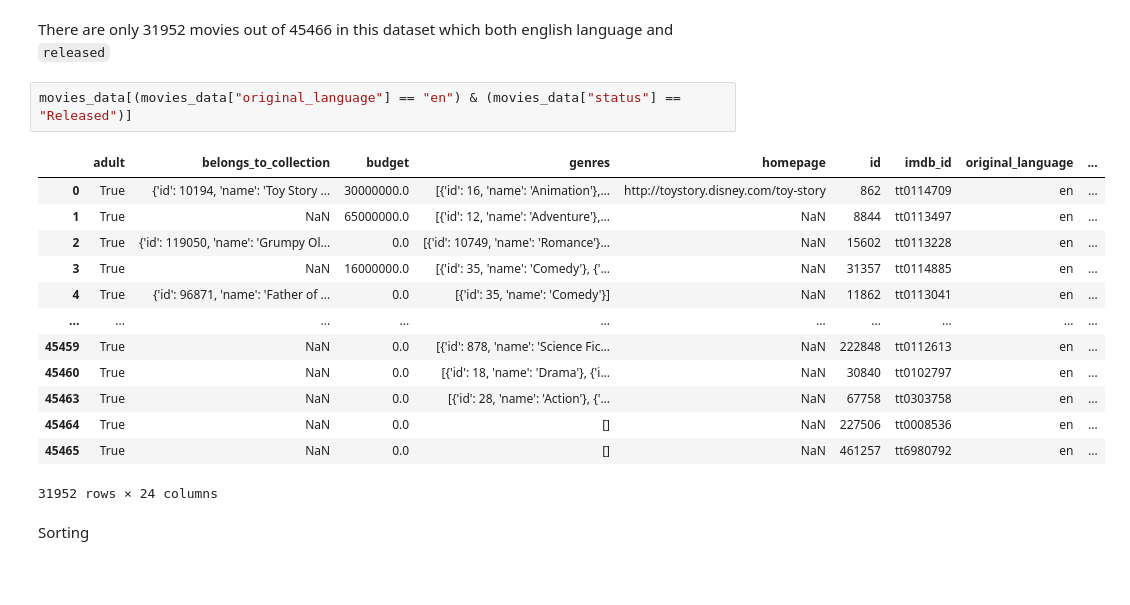
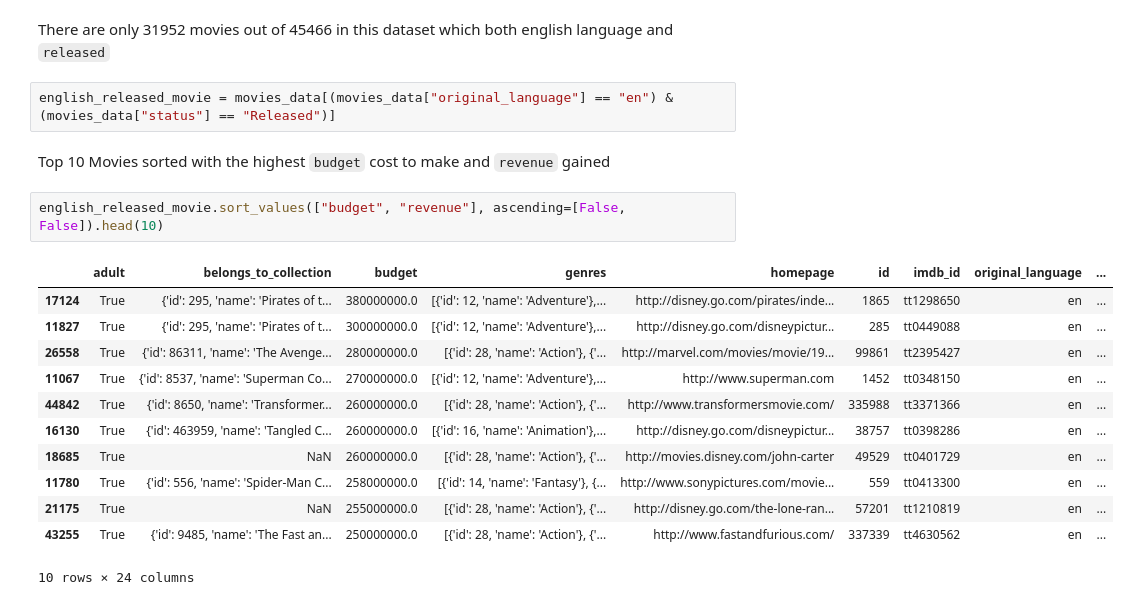
Before and after one commit to berubob/movie-analytics-ds, a Jupyter notebook: movie analytics.ipynb, the cells around one changed output. Drawn from its saved outputs; the diff is of its cells as text; blank space fills up the shorter version.

```diff
--- a/movie analytics.ipynb
+++ b/movie analytics.ipynb
@@ -285,20 +285,21 @@ Filtering
 # %% [markdown]
 There are only 31952 movies out of 45466 in this dataset which both english language and ``released``
 # %%
-movies_data[(movies_data["original_language"] == "en") & (movies_data["status"] == "Released")]
+english_released_movie = movies_data[(movies_data["original_language"] == "en") & (movies_data["status"] == "Released")]
-# %% [output]
-|  | adult | belongs_to_collection | budget | genres | homepage | id | imdb_id | original_language | ... |
-| 0 | True | {'id': 10194, 'name': 'Toy Story ... | 30000000.0 | [{'id': 16, 'name': 'Animation'},... | http://toystory.disney.com/toy-story | 862 | tt0114709 | en | ... |
-| 1 | True | NaN | 65000000.0 | [{'id': 12, 'name': 'Adventure'},... | NaN | 8844 | tt0113497 | en | ... |
-| 2 | True | {'id': 119050, 'name': 'Grumpy Ol... | 0.0 | [{'id': 10749, 'name': 'Romance'}... | NaN | 15602 | tt0113228 | en | ... |
-| 3 | True | NaN | 16000000.0 | [{'id': 35, 'name': 'Comedy'}, {'... | NaN | 31357 | tt0114885 | en | ... |
-| 4 | True | {'id': 96871, 'name': 'Father of ... | 0.0 | [{'id': 35, 'name': 'Comedy'}] | NaN | 11862 | tt0113041 | en | ... |
-| ... | ... | ... | ... | ... | ... | ... | ... | ... | ... |
-| 45459 | True | NaN | 0.0 | [{'id': 878, 'name': 'Science Fic... | NaN | 222848 | tt0112613 | en | ... |
-| 45460 | True | NaN | 0.0 | [{'id': 18, 'name': 'Drama'}, {'i... | NaN | 30840 | tt0102797 | en | ... |
-| 45463 | True | NaN | 0.0 | [{'id': 28, 'name': 'Action'}, {'... | NaN | 67758 | tt0303758 | en | ... |
-| 45464 | True | NaN | 0.0 | [] | NaN | 227506 | tt0008536 | en | ... |
-| 45465 | True | NaN | 0.0 | [] | NaN | 461257 | tt6980792 | en | ... |
-31952 rows × 24 columns
-# %% [markdown]
-Sorting
+# %% [markdown]
+Top 10 Movies sorted with the highest ``budget`` cost to make and ``revenue`` gained
+# %%
+english_released_movie.sort_values(["budget", "revenue"], ascending=[False, False]).head(10)
+# %% [output]
+|  | adult | belongs_to_collection | budget | genres | homepage | id | imdb_id | original_language | ... |
+| 17124 | True | {'id': 295, 'name': 'Pirates of t... | 380000000.0 | [{'id': 12, 'name': 'Adventure'},... | http://disney.go.com/pirates/inde... | 1865 | tt1298650 | en | ... |
+| 11827 | True | {'id': 295, 'name': 'Pirates of t... | 300000000.0 | [{'id': 12, 'name': 'Adventure'},... | http://disney.go.com/disneypictur... | 285 | tt0449088 | en | ... |
+| 26558 | True | {'id': 86311, 'name': 'The Avenge... | 280000000.0 | [{'id': 28, 'name': 'Action'}, {'... | http://marvel.com/movies/movie/19... | 99861 | tt2395427 | en | ... |
+| 11067 | True | {'id': 8537, 'name': 'Superman Co... | 270000000.0 | [{'id': 12, 'name': 'Adventure'},... | http://www.superman.com | 1452 | tt0348150 | en | ... |
+| 44842 | True | {'id': 8650, 'name': 'Transformer... | 260000000.0 | [{'id': 28, 'name': 'Action'}, {'... | http://www.transformersmovie.com/ | 335988 | tt3371366 | en | ... |
+| 16130 | True | {'id': 463959, 'name': 'Tangled C... | 260000000.0 | [{'id': 16, 'name': 'Animation'},... | http://disney.go.com/disneypictur... | 38757 | tt0398286 | en | ... |
+| 18685 | True | NaN | 260000000.0 | [{'id': 28, 'name': 'Action'}, {'... | http://movies.disney.com/john-carter | 49529 | tt0401729 | en | ... |
+| 11780 | True | {'id': 556, 'name': 'Spider-Man C... | 258000000.0 | [{'id': 14, 'name': 'Fantasy'}, {... | http://www.sonypictures.com/movie... | 559 | tt0413300 | en | ... |
+| 21175 | True | NaN | 255000000.0 | [{'id': 28, 'name': 'Action'}, {'... | http://disney.go.com/the-lone-ran... | 57201 | tt1210819 | en | ... |
+| 43255 | True | {'id': 9485, 'name': 'The Fast an... | 250000000.0 | [{'id': 28, 'name': 'Action'}, {'... | http://www.fastandfurious.com/ | 337339 | tt4630562 | en | ... |
+10 rows × 24 columns
```
Also changed, not shown: parts of 10 cells of this notebook.
